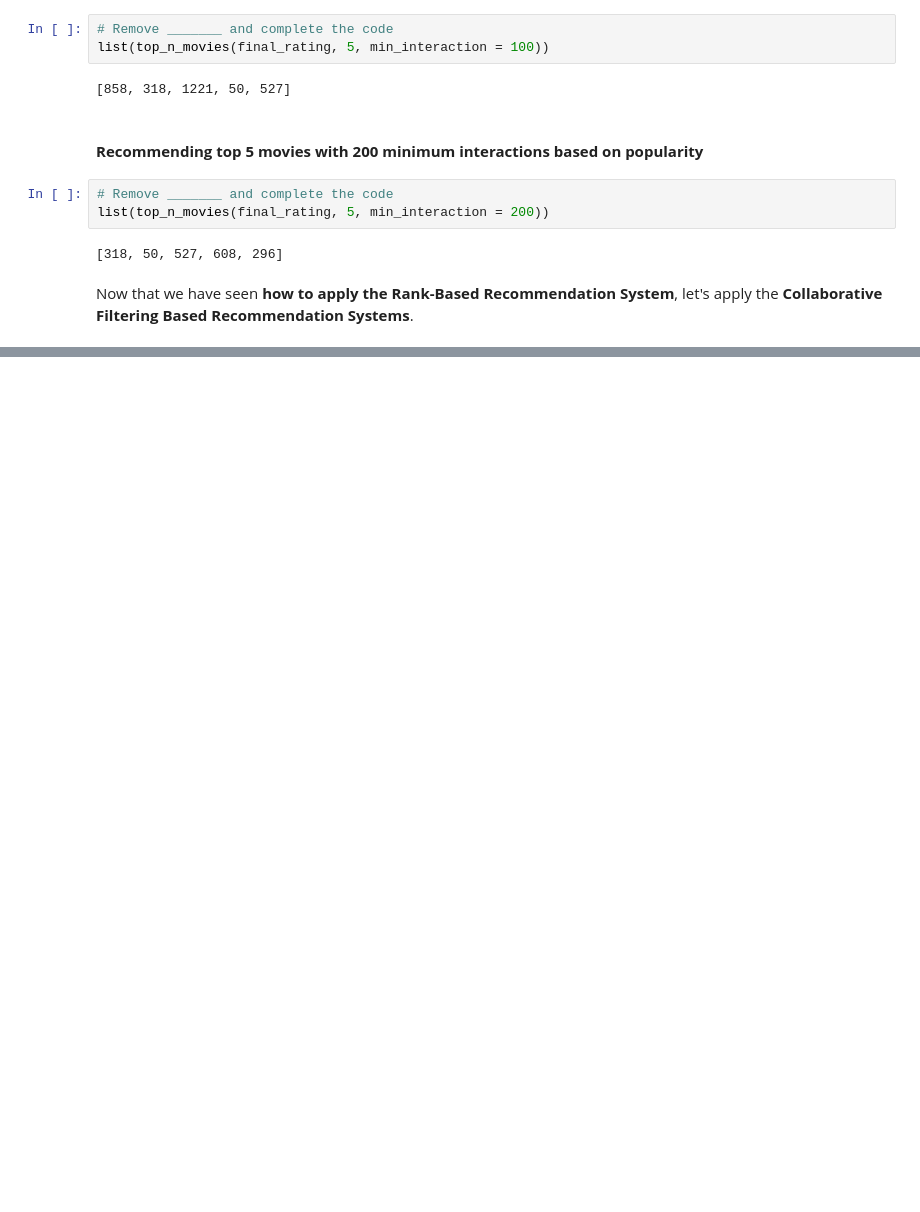
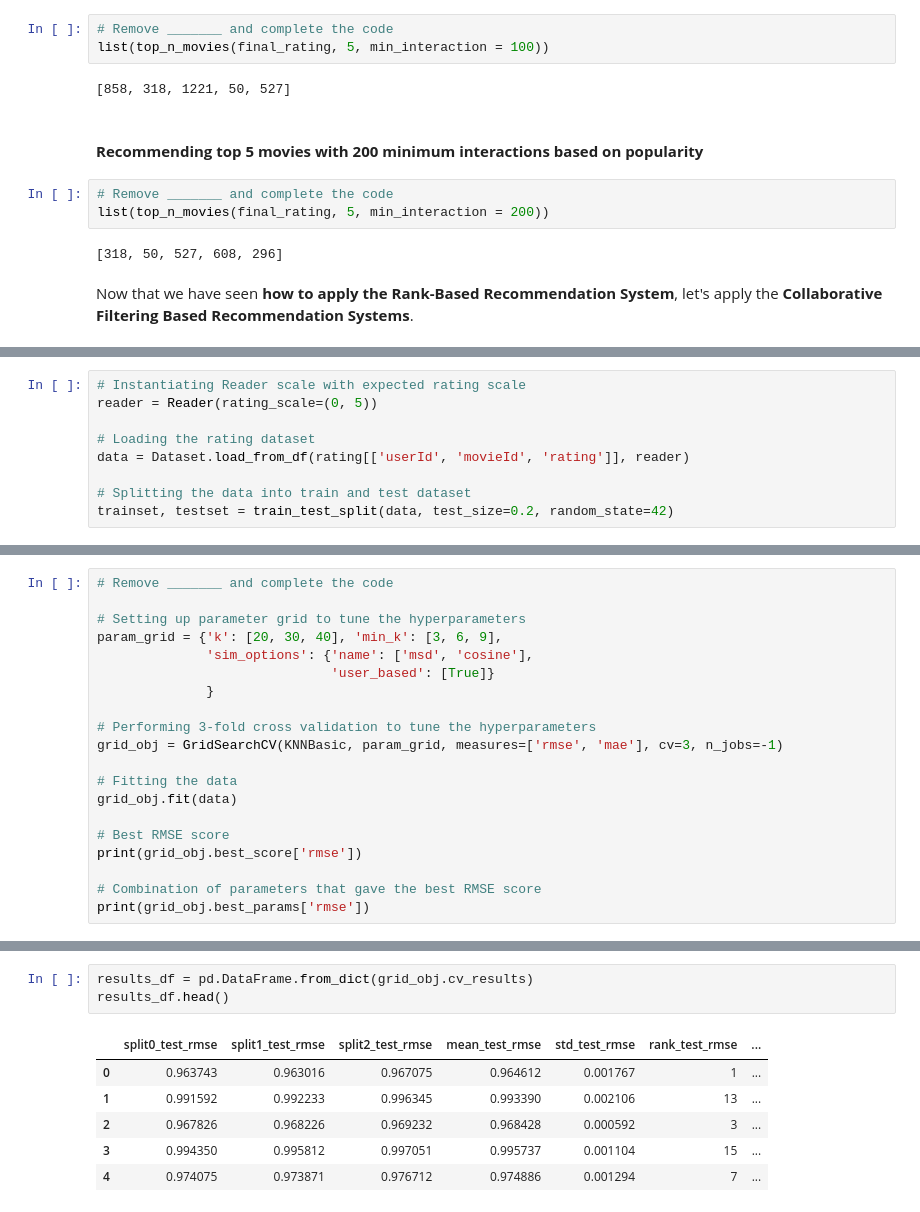
Before and after one commit to karankarann/NetflixRecommendationSystem, a Jupyter notebook: RecommendationSystems.ipynb, the cells around one changed output, grey strips where cells are left out. Drawn from its saved outputs; the diff is of its cells as text; blank space fills up the shorter version.

```diff
--- a/RecommendationSystems.ipynb
+++ b/RecommendationSystems.ipynb
@@ -78,0 +138,9 @@ Now that we have seen **how to apply the Rank-Based Recommendation System**, let
+# %%
+# Instantiating Reader scale with expected rating scale
+reader = Reader(rating_scale=(0, 5))
+
+# Loading the rating dataset
+data = Dataset.load_from_df(rating[['userId', 'movieId', 'rating']], reader)
+
+# Splitting the data into train and test dataset
+trainset, testset = train_test_split(data, test_size=0.2, random_state=42)
@@ -78,0 +175,20 @@ Now that we have seen **how to apply the Rank-Based Recommendation System**, let
+# %%
+# Remove _______ and complete the code
+
+# Setting up parameter grid to tune the hyperparameters
+param_grid = {'k': [20, 30, 40], 'min_k': [3, 6, 9],
+              'sim_options': {'name': ['msd', 'cosine'],
+                              'user_based': [True]}
+              }
+
+# Performing 3-fold cross validation to tune the hyperparameters
+grid_obj = GridSearchCV(KNNBasic, param_grid, measures=['rmse', 'mae'], cv=3, n_jobs=-1)
+
+# Fitting the data
+grid_obj.fit(data)
+
+# Best RMSE score
+print(grid_obj.best_score['rmse'])
+
+# Combination of parameters that gave the best RMSE score
+print(grid_obj.best_params['rmse'])
@@ -78,0 +213,10 @@ Now that we have seen **how to apply the Rank-Based Recommendation System**, let
+# %%
+results_df = pd.DataFrame.from_dict(grid_obj.cv_results)
+results_df.head()
+# %% [output]
+|  | split0_test_rmse | split1_test_rmse | split2_test_rmse | mean_test_rmse | std_test_rmse | rank_test_rmse | ... |
+| 0 | 0.963743 | 0.963016 | 0.967075 | 0.964612 | 0.001767 | 1 | ... |
+| 1 | 0.991592 | 0.992233 | 0.996345 | 0.993390 | 0.002106 | 13 | ... |
+| 2 | 0.967826 | 0.968226 | 0.969232 | 0.968428 | 0.000592 | 3 | ... |
+| 3 | 0.994350 | 0.995812 | 0.997051 | 0.995737 | 0.001104 | 15 | ... |
+| 4 | 0.974075 | 0.973871 | 0.976712 | 0.974886 | 0.001294 | 7 | ... |
```
Also changed, not shown: parts of 48 cells of this notebook.
